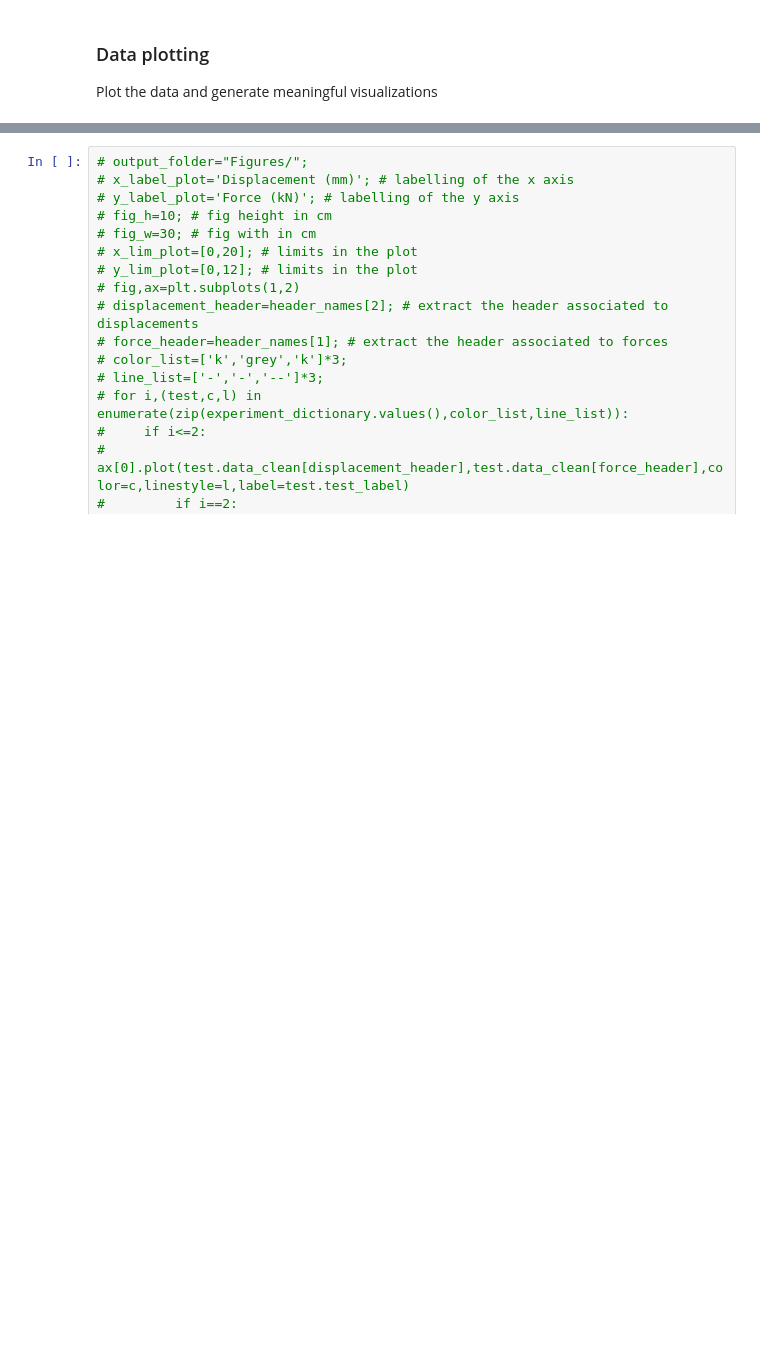
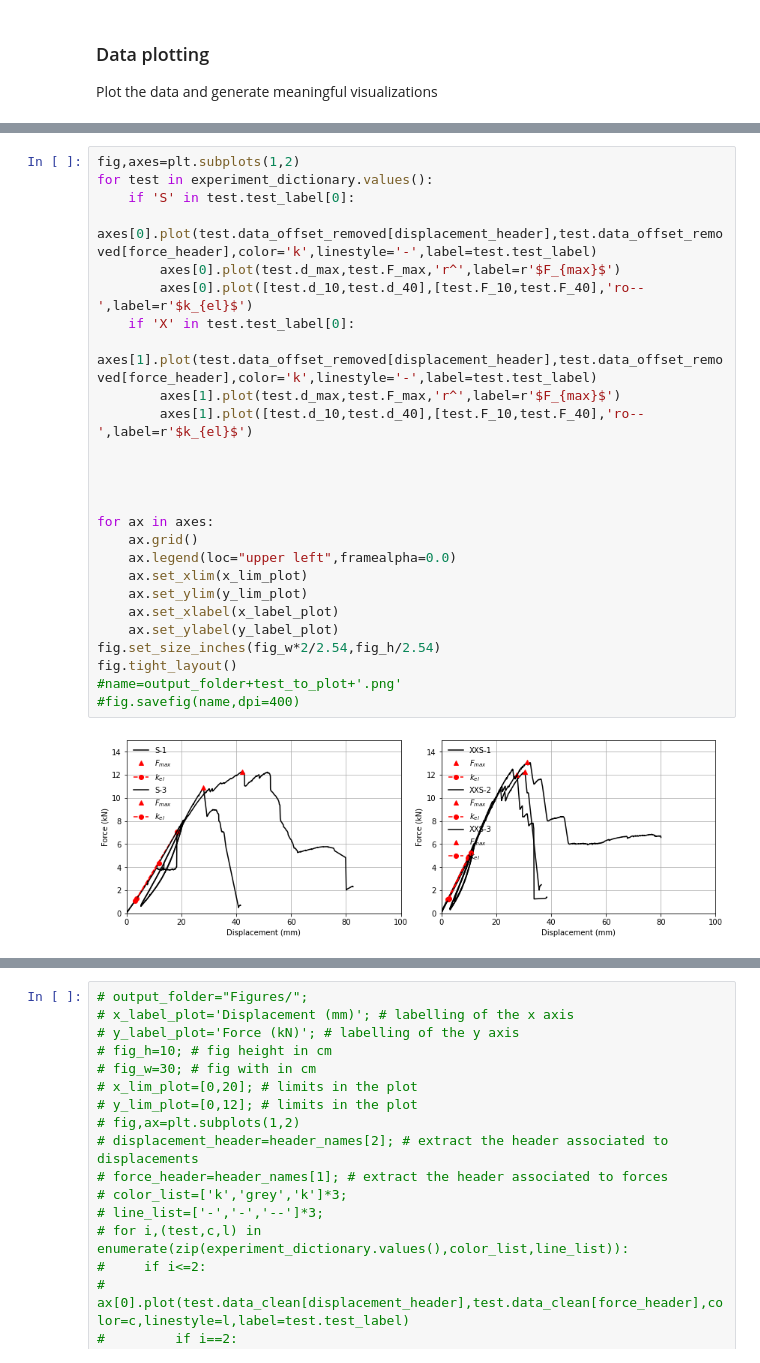
Before and after one commit to gabrielegranello/OSB_beam_testing, a Jupyter notebook: beam_postprocessing.ipynb, the cells around one changed output, grey strips where cells are left out. Saved outputs shown, nothing was run; the diff lists cells and outputs as text; blank space fills up the shorter version.

```diff
--- a/beam_postprocessing.ipynb
+++ b/beam_postprocessing.ipynb
@@ -162,2 +162,30 @@ fig.savefig(name,dpi=400)
+# %%
+fig,axes=plt.subplots(1,2)
+for test in experiment_dictionary.values():
+    if 'S' in test.test_label[0]:
+        axes[0].plot(test.data_offset_removed[displacement_header],test.data_offset_removed[force_header],color='k',linestyle='-',label=test.test_label)
+        axes[0].plot(test.d_max,test.F_max,'r^',label=r'$F_{max}$')
+        axes[0].plot([test.d_10,test.d_40],[test.F_10,test.F_40],'ro--',label=r'$k_{el}$')
+    if 'X' in test.test_label[0]:
+        axes[1].plot(test.data_offset_removed[displacement_header],test.data_offset_removed[force_header],color='k',linestyle='-',label=test.test_label)
+        axes[1].plot(test.d_max,test.F_max,'r^',label=r'$F_{max}$')
+        axes[1].plot([test.d_10,test.d_40],[test.F_10,test.F_40],'ro--',label=r'$k_{el}$')
+
+
+
+
+for ax in axes:
+    ax.grid()
+    ax.legend(loc="upper left",framealpha=0.0)
+    ax.set_xlim(x_lim_plot)
+    ax.set_ylim(y_lim_plot)
+    ax.set_xlabel(x_label_plot)
+    ax.set_ylabel(y_label_plot)
+fig.set_size_inches(fig_w*2/2.54,fig_h/2.54)
+fig.tight_layout()
+#name=output_folder+test_to_plot+'.png'
+#fig.savefig(name,dpi=400)
+# %% [output]
+[figure, added]
 # %%
 # plot the deflected shape
```
Also changed, not shown: parts of 4 cells of this notebook.
